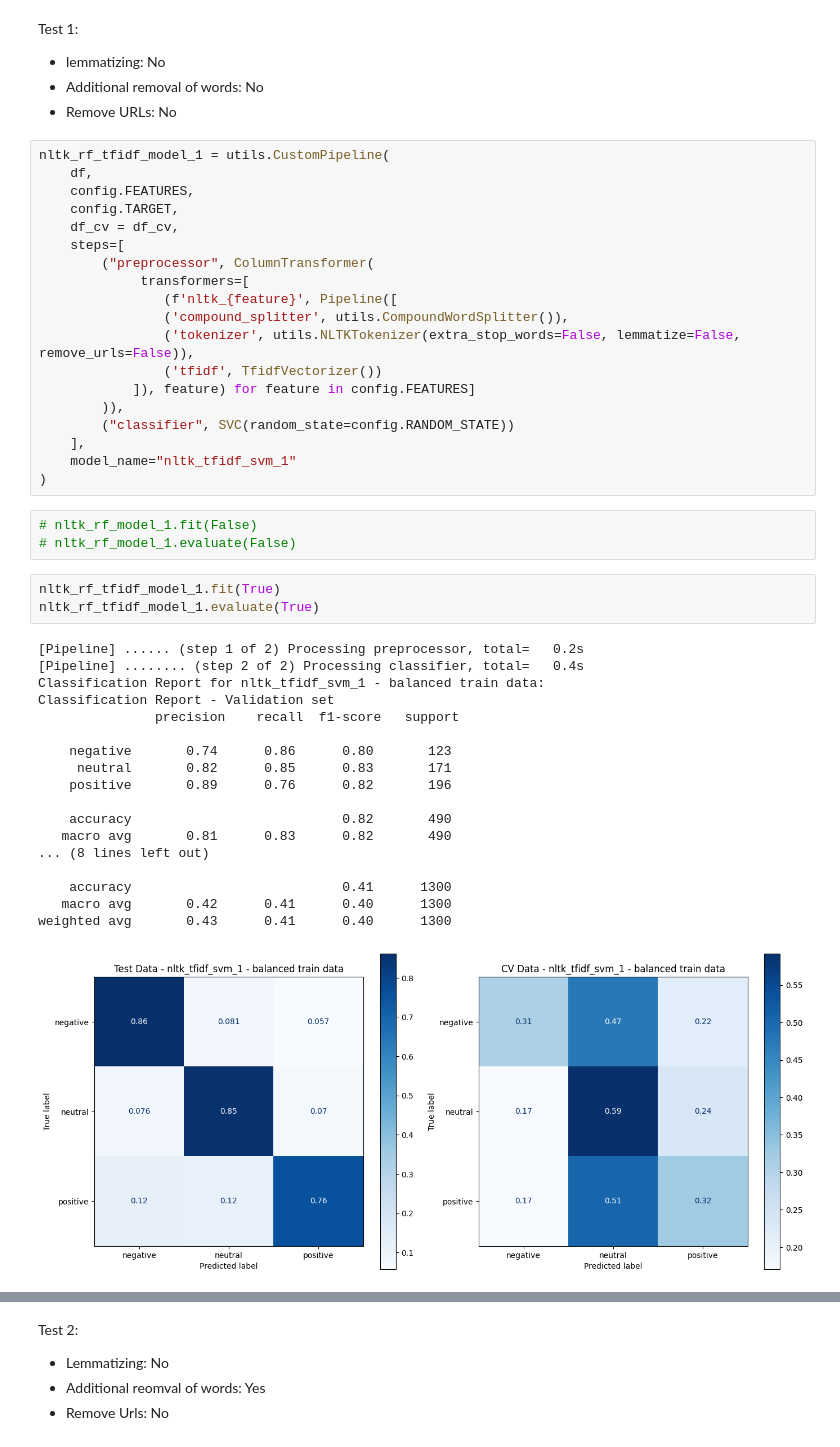
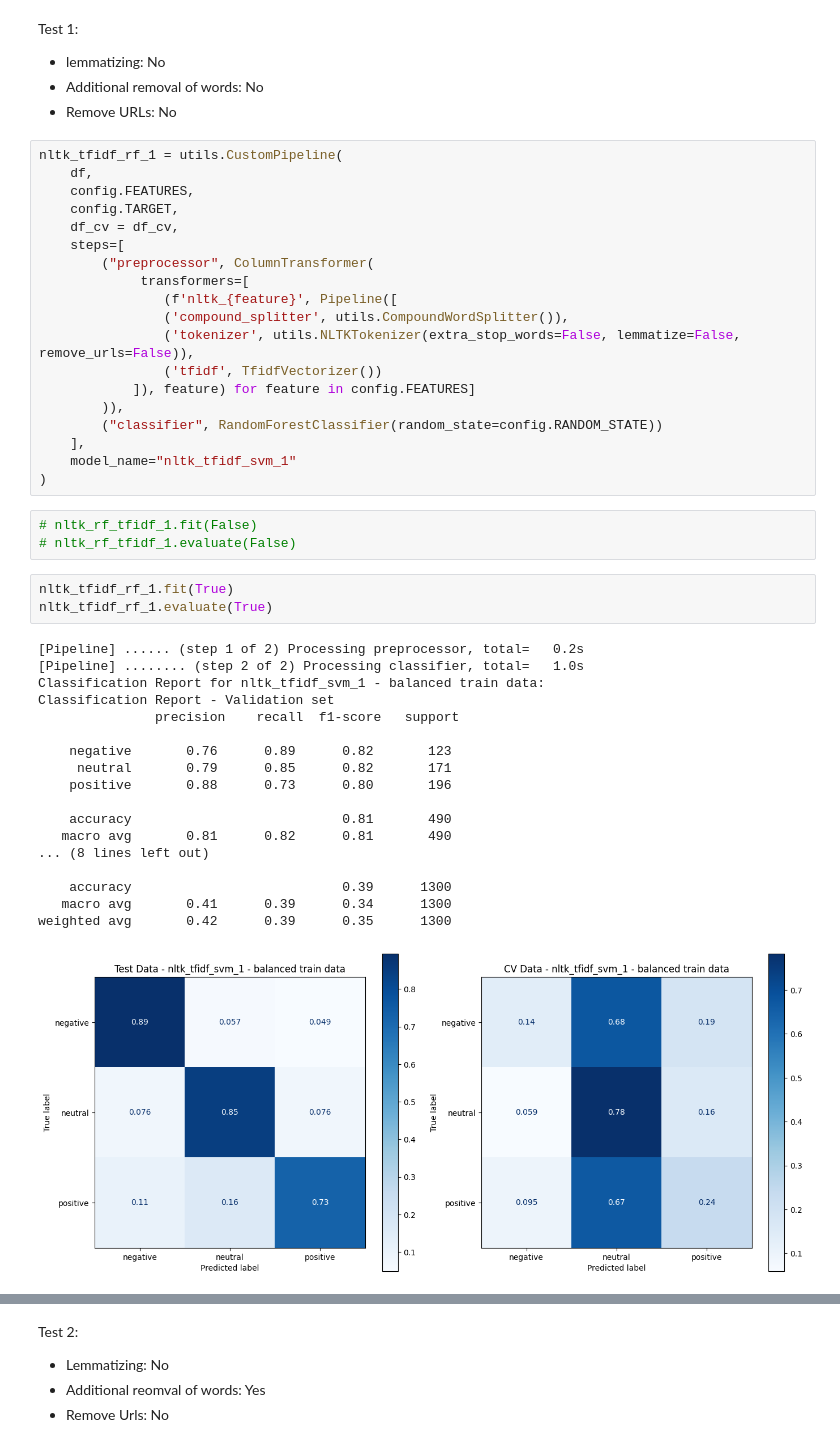
Before and after one commit to NiklasSeitherDHBW/NLP-CrowdFlow, a Jupyter notebook: src/nltk_tfidf_rdf.ipynb, the cells around one changed output, grey strips where cells are left out. Drawn from its saved outputs; the diff is of its cells as text.

```diff
--- a/src/nltk_tfidf_rdf.ipynb
+++ b/src/nltk_tfidf_rdf.ipynb
@@ -14,7 +16,7 @@ Test 1:
 - Additional removal of words: No
 - Remove URLs: No
 # %%
-nltk_rf_tfidf_model_1 = utils.CustomPipeline(
+nltk_tfidf_rf_1 = utils.CustomPipeline(
     df,
     config.FEATURES,
     config.TARGET,
@@ -28,33 +30,33 @@ nltk_rf_tfidf_model_1 = utils.CustomPipeline(
                 ('tfidf', TfidfVectorizer())
             ]), feature) for feature in config.FEATURES]
         )),
-        ("classifier", SVC(random_state=config.RANDOM_STATE))
+        ("classifier", RandomForestClassifier(random_state=config.RANDOM_STATE))
     ],
     model_name="nltk_tfidf_svm_1"
 )
 # %%
-# nltk_rf_model_1.fit(False)
-# nltk_rf_model_1.evaluate(False)
+# nltk_rf_tfidf_1.fit(False)
+# nltk_rf_tfidf_1.evaluate(False)
 # %%
-nltk_rf_tfidf_model_1.fit(True)
-nltk_rf_tfidf_model_1.evaluate(True)
+nltk_tfidf_rf_1.fit(True)
+nltk_tfidf_rf_1.evaluate(True)
 # %% [output]
 [Pipeline] ...... (step 1 of 2) Processing preprocessor, total=   0.2s
-[Pipeline] ........ (step 2 of 2) Processing classifier, total=   0.4s
+[Pipeline] ........ (step 2 of 2) Processing classifier, total=   1.0s
 Classification Report for nltk_tfidf_svm_1 - balanced train data:
 Classification Report - Validation set
                precision    recall  f1-score   support
 
-    negative       0.74      0.86      0.80       123
-     neutral       0.82      0.85      0.83       171
-    positive       0.89      0.76      0.82       196
+    negative       0.76      0.89      0.82       123
+     neutral       0.79      0.85      0.82       171
+    positive       0.88      0.73      0.80       196
 
-    accuracy                           0.82       490
-   macro avg       0.81      0.83      0.82       490
+    accuracy                           0.81       490
+   macro avg       0.81      0.82      0.81       490
 ... (8 lines left out)
 
-    accuracy                           0.41      1300
-   macro avg       0.42      0.41      0.40      1300
-weighted avg       0.43      0.41      0.40      1300
+    accuracy                           0.39      1300
+   macro avg       0.41      0.39      0.34      1300
+weighted avg       0.42      0.39      0.35      1300
-[figure, old version]
+[figure, new version]
 # %%
```
Also changed, not shown: parts of 18 cells of this notebook, 2 other files.
